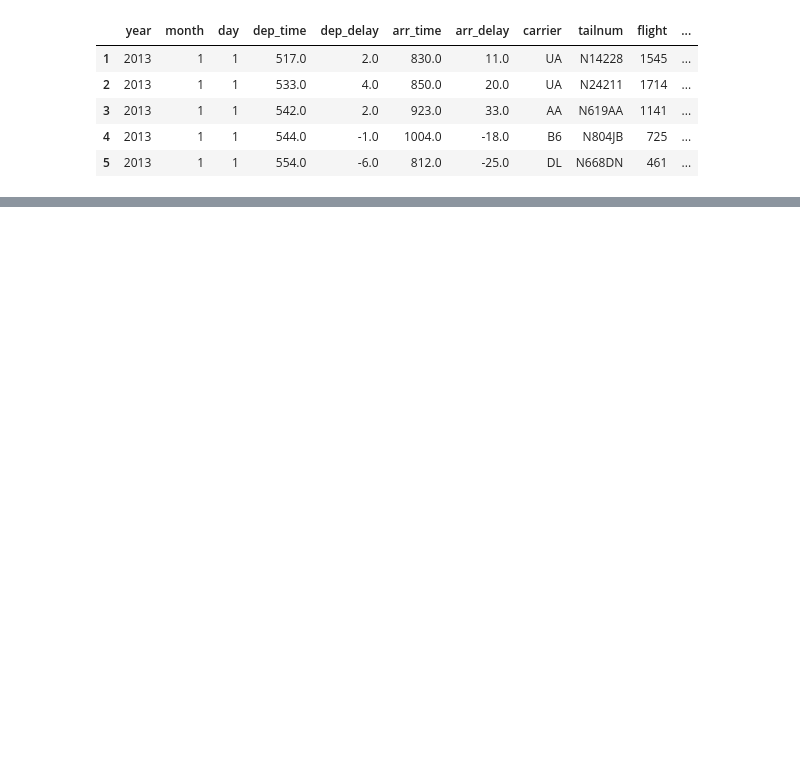
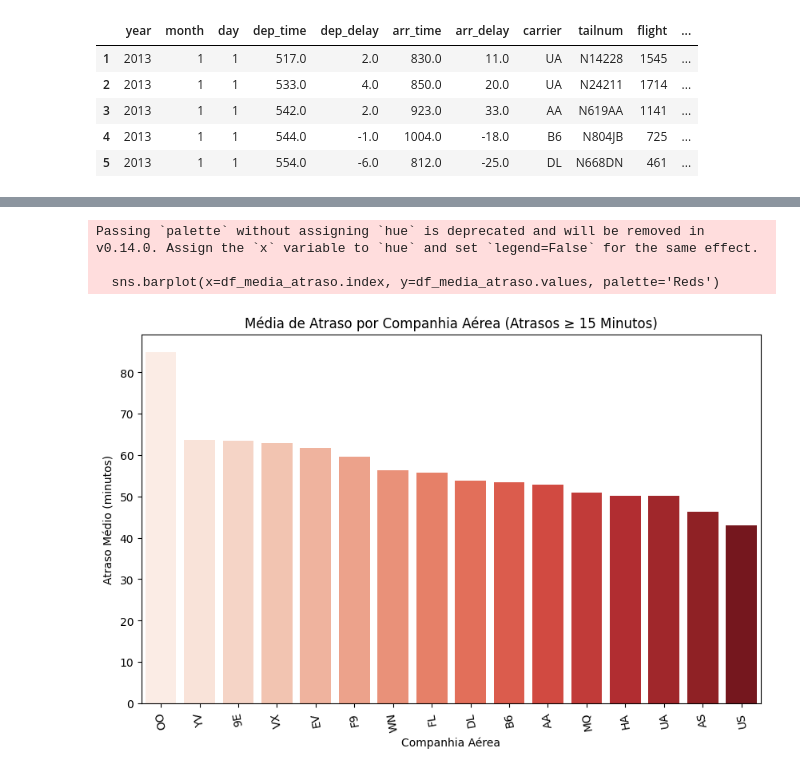
Before and after one commit to gcantagesso/ds29_proejeto2, a Jupyter notebook: notebook_analise_projeto2.ipynb, the cells around one changed output, grey strips where cells are left out. Cells and saved outputs as stored; diff of their text form; code cells hidden in the pictures; blank space fills up the shorter version.

```diff
--- a/notebook_analise_projeto2.ipynb
+++ b/notebook_analise_projeto2.ipynb
@@ -12,0 +27,6 @@ df.head()
+# %%
+# Remover valores nulos para as análises
+df_1 = df.dropna(subset=['arr_delay', 'carrier'])
+
+#Filtrando Voos que tiveram atraso de acordo com a premissa adotada
+df_atraso = df_1[df_1['arr_delay'] >= 10]
@@ -12,0 +57,17 @@ df.head()
+# %%
+df_media_atraso = df_atraso.groupby('carrier')\
+    ['arr_delay'].mean()\
+    .sort_values(ascending=False)
+
+plt.figure(figsize=(10, 6))
+sns.barplot(x=df_media_atraso.index, y=df_media_atraso.values, palette='Reds')
+plt.title('Média de Atraso por Companhia Aérea (Atrasos ≥ 15 Minutos)')
+plt.xlabel('Companhia Aérea')
+plt.ylabel('Atraso Médio (minutos)')
+plt.xticks(rotation=100)
+plt.show()
+# %% [output]
+Passing `palette` without assigning `hue` is deprecated and will be removed in v0.14.0. Assign the `x` variable to `hue` and set `legend=False` for the same effect.
+
+  sns.barplot(x=df_media_atraso.index, y=df_media_atraso.values, palette='Reds')
+[figure, added]
```
Also changed, not shown: parts of 15 cells of this notebook.
